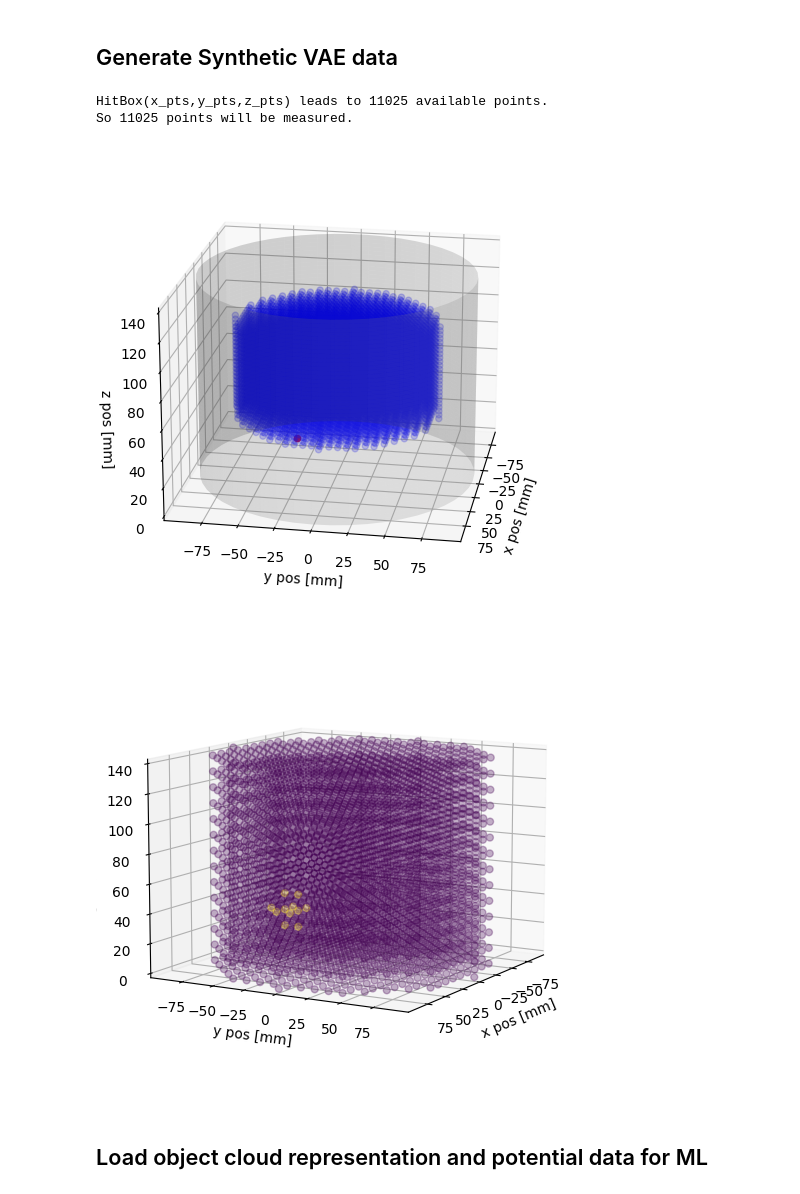
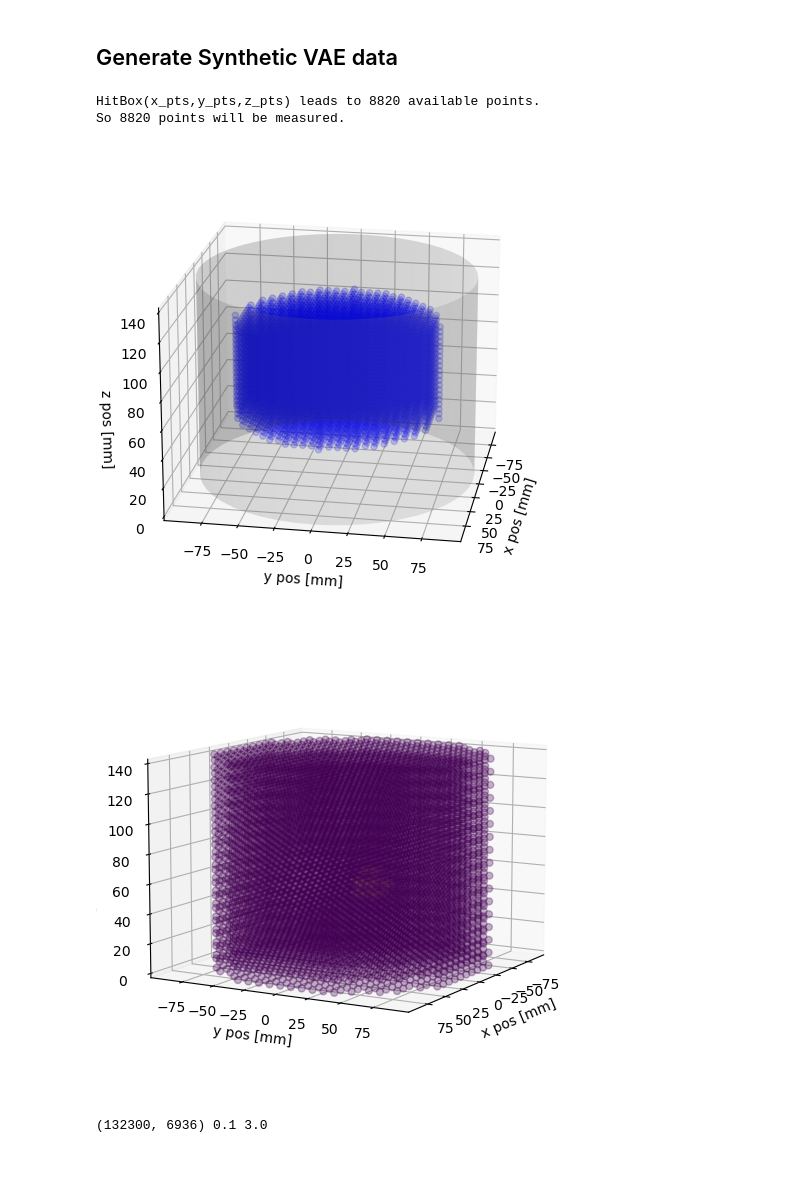
Before and after one commit to JacobTh98/3dIT, a Jupyter notebook: example.ipynb, the cells around one changed output. Saved outputs shown, nothing was run; the diff lists cells and outputs as text; code cells hidden in the pictures; blank space fills up the shorter version.

```diff
--- a/example.ipynb
+++ b/example.ipynb
@@ -43,11 +27,11 @@ plot_mesh(mesh_obj, elev=0)
 ## Generate Synthetic VAE data
 # %%
 tank = TankProperties32x2()
-ball = BallAnomaly(x=0, y=0, z=0, d=30, perm=10, material="acryl")
+ball = BallAnomaly(x=0, y=0, z=0, d=30, perm=30, material="acryl")
 hitbox = compute_hitbox(tank, ball, safety_tolerance=10.0)
 hitbox.z_min = tank.E_zr1 - ball.d / 4
 hitbox.z_max = tank.E_zr2 + ball.d / 4
-coordinates = create_meas_coordinates(hitbox, x_pts=25, y_pts=25, z_pts=25)
+coordinates = create_meas_coordinates(hitbox, x_pts=25, y_pts=25, z_pts=20)
 # %% [output]
-HitBox(x_pts,y_pts,z_pts) leads to 11025 available points.
-So 11025 points will be measured.
+HitBox(x_pts,y_pts,z_pts) leads to 8820 available points.
+So 8820 points will be measured.
@@ -56,26 +38,29 @@ np.random.shuffle(coordinates)
 # %%
-sel_coor_test = 0
+sel_coor_test = 3200
 plot_meas_coords(tank=tank, meas_coords=coordinates, p_select=sel_coor_test)
 ball.x, ball.y, ball.z = coordinates[sel_coor_test]
 # create an empty mesh
-mesh_obj = create_mesh(tank)
+mesh_obj = create_mesh(tank, h0=0.125)
 set_perm(mesh_obj, anomaly=ball)
 # plot mesh
 plot_mesh(mesh_obj, tank)
 # %% [output]
-[figure, old version]
+[figure, new version]
-[figure, old version]
+[figure, new version]
 # %%
 Perms = list()
 
-for XYZ in coordinates:
-    # update ball position
-    ball.x, ball.y, ball.z = XYZ
-    mesh_obj = set_perm(mesh_obj, ball)
-    Perms.append(mesh_obj.perm_array)
+for _ in range(15):
+    for XYZ in coordinates:
+        # update ball position
+        ball.x, ball.y, ball.z = XYZ
+        mesh_obj = set_perm(mesh_obj, ball)
+        Perms.append(mesh_obj.perm_array)  # + np.random.random(3542)
 Perms = np.array(Perms)
-Perms = Perms / 15
+Perms = Perms / 10
 
 Perms_train = Perms
+np.random.shuffle(Perms_train)
+print(Perms_train.shape, np.min(Perms_train), np.max(Perms_train))
+# %% [output]
+(132300, 6936) 0.1 3.0
-# %% [markdown]
-## Load object cloud representation and potential data for ML
```
Also changed, not shown: parts of 33 cells of this notebook, 2 other files.
